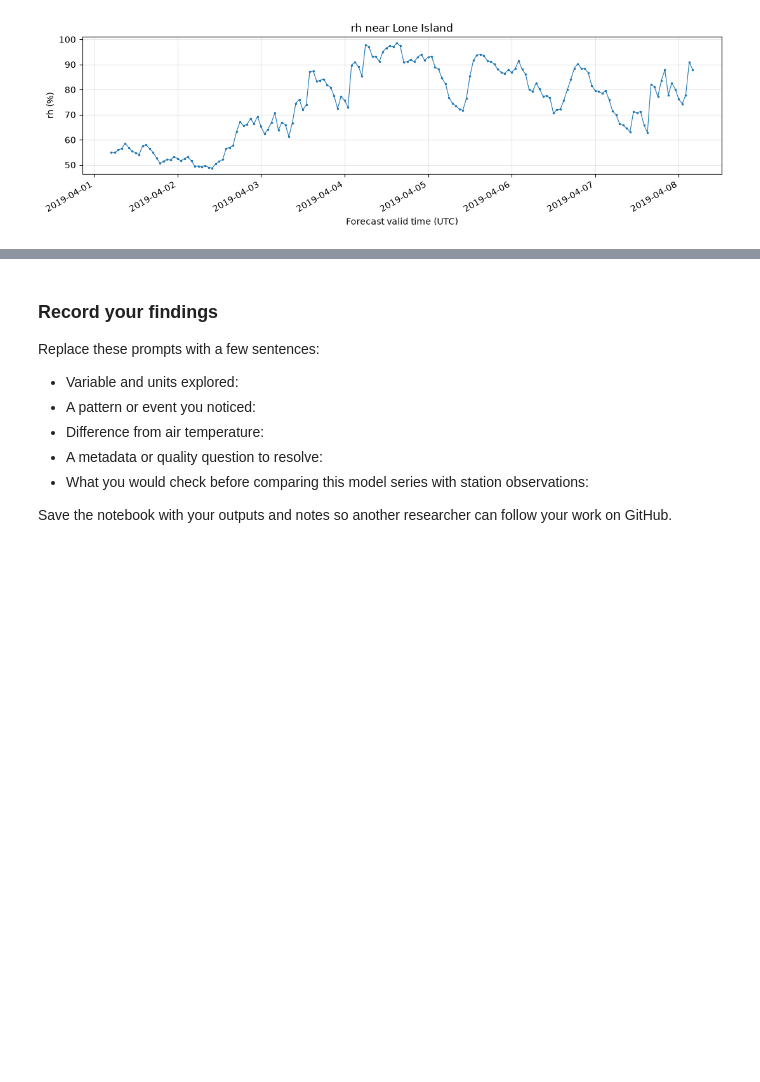
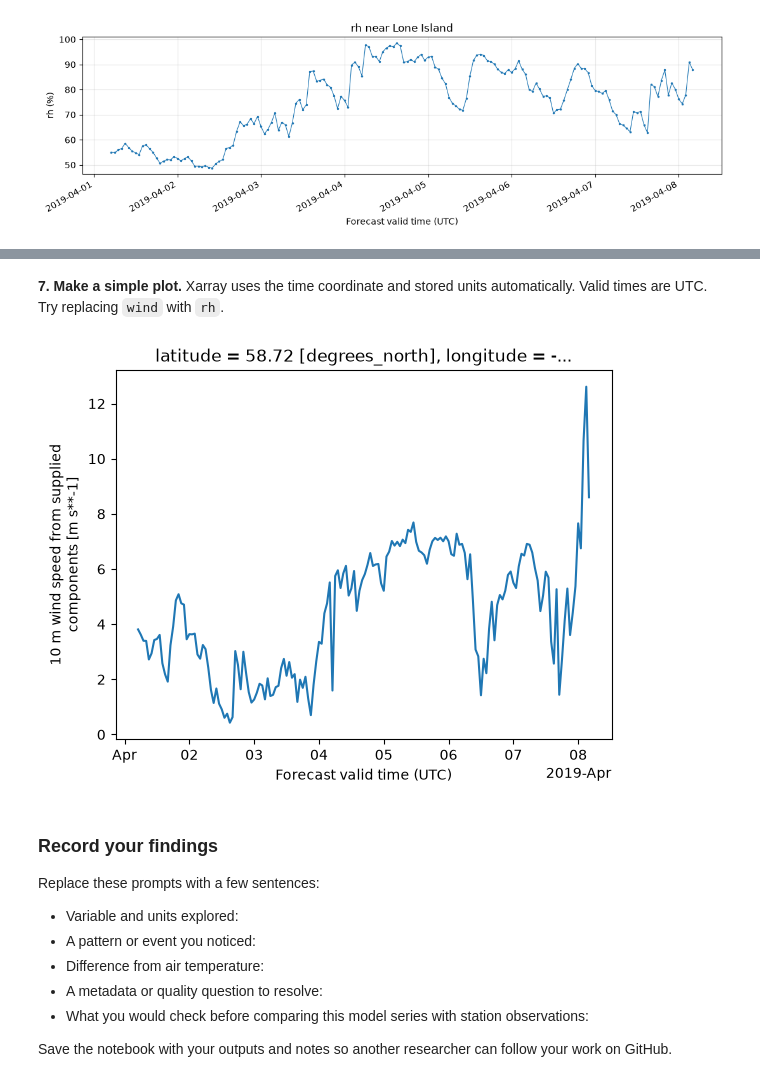
Before and after one commit to cassielumbrazo/glacierbay_alaska, a Jupyter notebook: 4_explore_hrrrak_netcdf.ipynb, the cells around one changed output, grey strips where cells are left out. Cells and saved outputs as stored; diff of their text form; code cells hidden in the pictures; blank space fills up the shorter version.

Commit message:
Simplify dataset exploration and project reference wording

```diff
--- a/4_explore_hrrrak_netcdf.ipynb
+++ b/4_explore_hrrrak_netcdf.ipynb
@@ -58,6 +58,8 @@ if not input_path.is_file():
 
 with xr.open_dataset(input_path, decode_coords="all", decode_timedelta=True) as opened:
     ds = opened.load()
+# Use the project label for the Island reference point in displayed metadata.
+ds.attrs["coordinate_provenance"] = "Island reference point; exact station location unconfirmed"
 print(f"Opened: {input_path.resolve()}")
 display(ds)
 
@@ -265,7 +342,7 @@ point.attrs.update(
     reference_latitude=reference_lat, reference_longitude=reference_lon,
     selected_grid_row=int(row), selected_grid_column=int(column),
     reference_distance_m=float(distances_m[row, column]),
-    station_location_status="Unconfirmed; selection uses island map-pin reference",
+    station_location_status="Unconfirmed; selection uses Island reference point",
 )
 display(pd.DataFrame([{
     "row": row, "column": column,
@@ -415,3 +613,10 @@ Min: 48.8; max: 98.5; missing: 0
+# %% [markdown]
+**7. Make a simple plot.** Xarray uses the time coordinate and stored units automatically. Valid times are UTC. Try replacing `wind` with `rh`.
+# %%
+point["wind"].plot()
+plt.show()
+# %% [output]
+[figure, added]
 # %% [markdown]
 ### Record your findings
 
```
Also changed, not shown: parts of 45 cells of this notebook, 6 other files.
